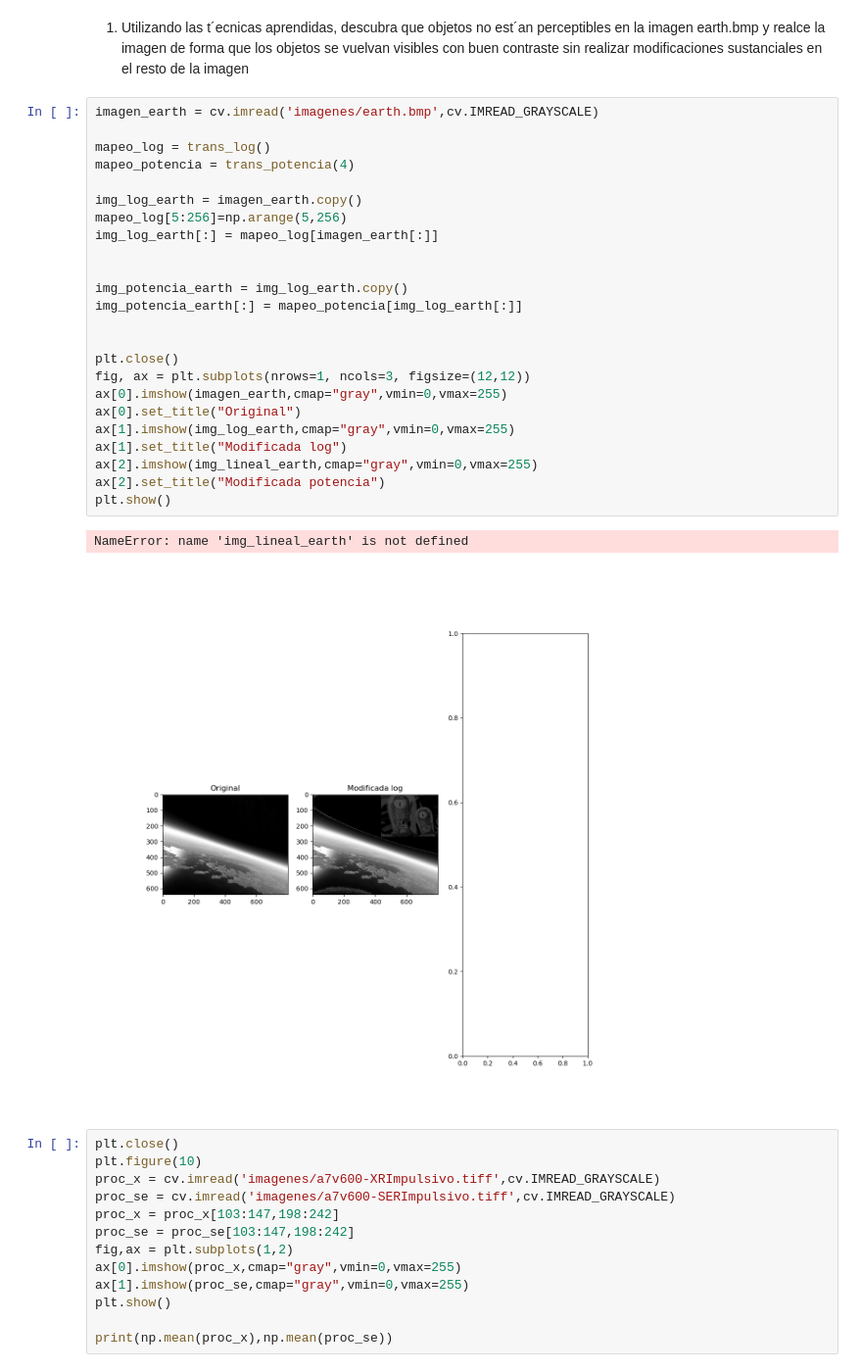
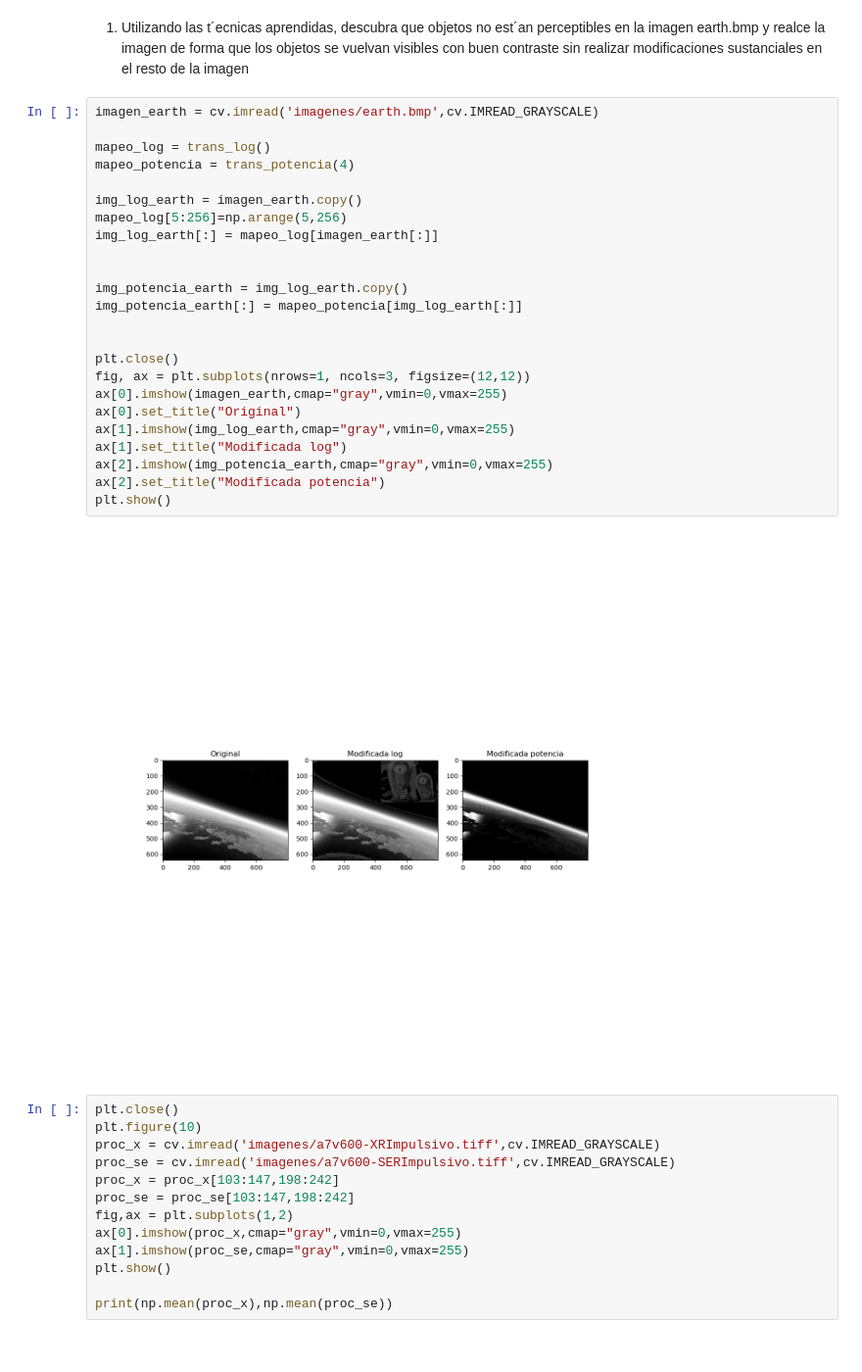
Before and after one commit to IgnacioFucksmann/PDI_2023, a Jupyter notebook: tp_02.ipynb, the cells around one changed output. Shown at 98% size. Cells and saved outputs as stored; diff of their text form.

```diff
--- a/tp_02.ipynb
+++ b/tp_02.ipynb
@@ -222,30 +222,29 @@ de la imagen
 # %%
 imagen_earth = cv.imread('imagenes/earth.bmp',cv.IMREAD_GRAYSCALE)
 
 mapeo_log = trans_log()
 mapeo_potencia = trans_potencia(4)
 
 img_log_earth = imagen_earth.copy()
 mapeo_log[5:256]=np.arange(5,256)
 img_log_earth[:] = mapeo_log[imagen_earth[:]]
 
 
 img_potencia_earth = img_log_earth.copy()
 img_potencia_earth[:] = mapeo_potencia[img_log_earth[:]]
 
 
 plt.close()
 fig, ax = plt.subplots(nrows=1, ncols=3, figsize=(12,12))
 ax[0].imshow(imagen_earth,cmap="gray",vmin=0,vmax=255)
 ax[0].set_title("Original")
 ax[1].imshow(img_log_earth,cmap="gray",vmin=0,vmax=255)
 ax[1].set_title("Modificada log")
-ax[2].imshow(img_lineal_earth,cmap="gray",vmin=0,vmax=255)
+ax[2].imshow(img_potencia_earth,cmap="gray",vmin=0,vmax=255)
 ax[2].set_title("Modificada potencia")
 plt.show()
 # %% [output]
-NameError: name 'img_lineal_earth' is not defined
-[figure, old version]
+[figure, new version]
 # %%
 plt.close()
 plt.figure(10)
```
Also changed, not shown: 3 other files.
